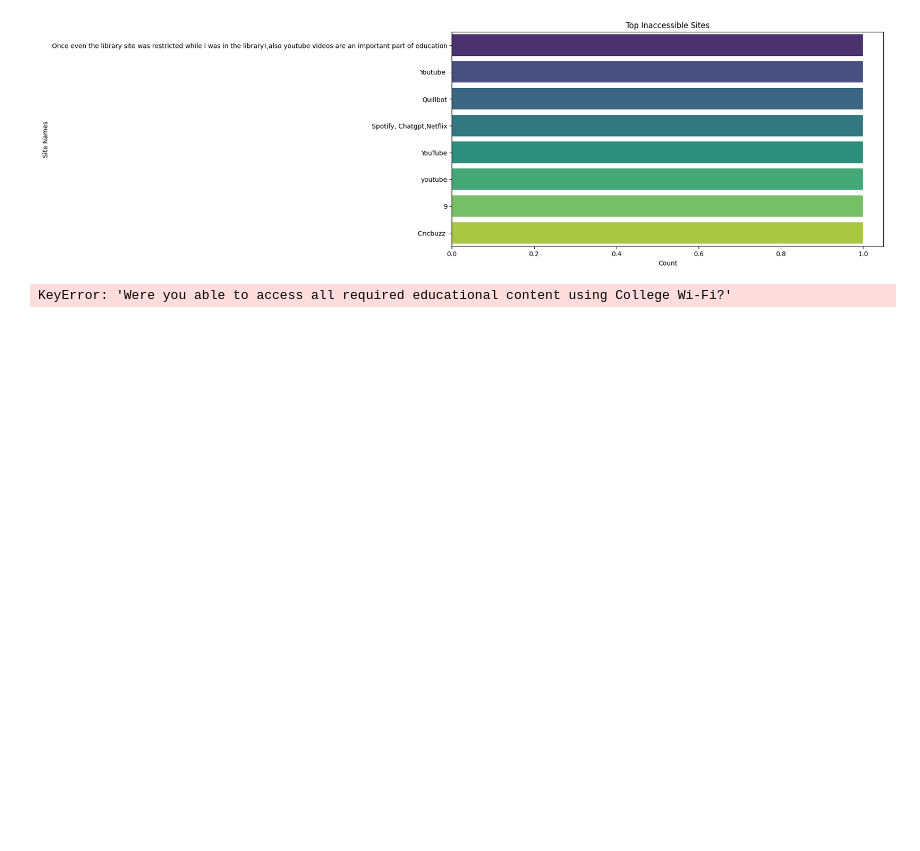
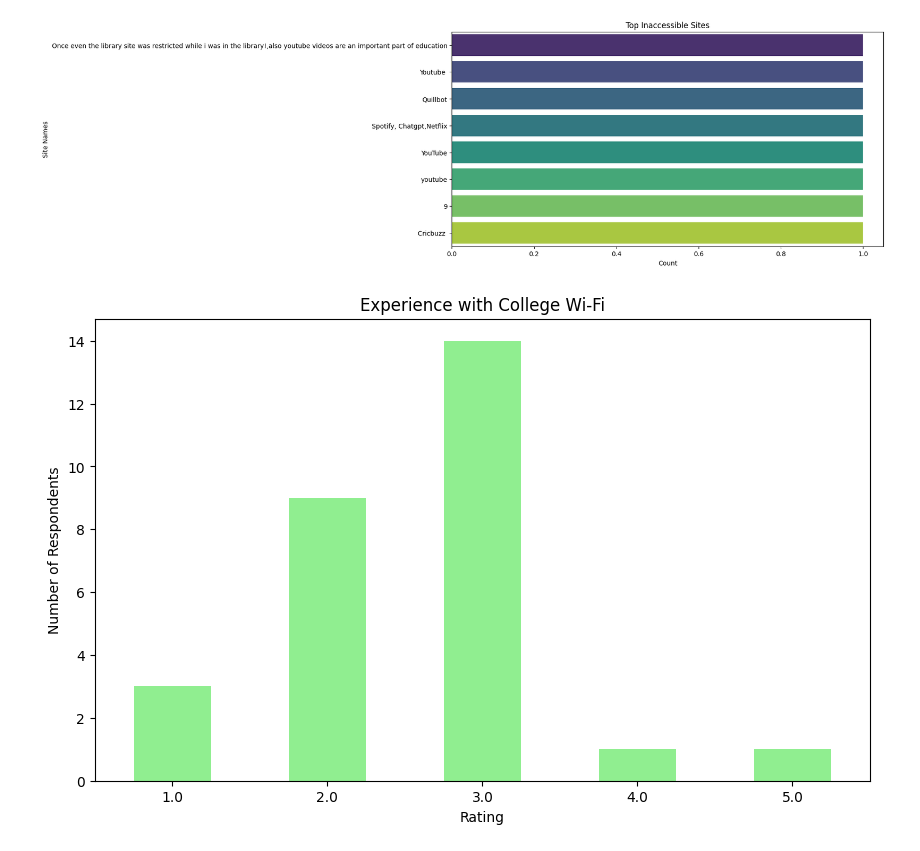
Before and after one commit to falak105/MSCDS-B, a Jupyter notebook: CAC2/CAC2.ipynb, the cells around one changed output. Saved outputs shown, nothing was run; the diff lists cells and outputs as text; code cells hidden in the pictures; blank space fills up the shorter version.

```diff
--- a/CAC2/CAC2.ipynb
+++ b/CAC2/CAC2.ipynb
@@ -75,32 +75,21 @@ Passing `palette` without assigning `hue` is deprecated and will be removed in v
 
   sns.barplot(x=top_inaccessible_sites.values, y=top_inaccessible_sites.index, palette="viridis")
 [figure]
-# %%
-
-
-# Count the number of individuals who were able to access all required educational content using College Wi-Fi
-accessed_content_count = df[df['Were you able to access all required educational content using College Wi-Fi?'] == 'Yes'].shape[0]
-
-# Count the number of individuals who were not able to access all required educational content using College Wi-Fi
-not_accessed_content_count = df[df['Were you able to access all required educational content using College Wi-Fi?'] == 'No'].shape[0]
-
-# Calculate the percentages
-total_count = len(df)
-accessed_content_percentage = (accessed_content_count / total_count) * 100
-not_accessed_content_percentage = (not_accessed_content_count / total_count) * 100
-
-# Create a pie chart to visualize the percentages
-labels = 'Accessed Content', 'Did Not Access Content'
-sizes = [accessed_content_percentage, not_accessed_content_percentage]
-colors = ['lightblue', 'lightcoral']
-explode = (0.1, 0)  # Explode the "Accessed Content" slice
-plt.pie(sizes, explode=explode, labels=labels, colors=colors, autopct='%1.1f%%', shadow=True, startangle=140)
-plt.axis('equal')  # Equal aspect ratio ensures the pie chart is circular.
-
-# Add a title
-plt.title("Access to Educational Content Using College Wi-Fi")
-
-# Display the pie chart
-plt.show()
-# %% [output]
-KeyError: 'Were you able to access all required educational content using College Wi-Fi?'
+# %%
+
+# Count the occurrences of each value in the "Rate your experience on college Wi-Fi" column
+experience_counts = df['Rate your experience on college Wi-Fi'].value_counts()
+
+# Sort the counts by index to ensure proper ordering
+experience_counts = experience_counts.sort_index()
+
+# Create a bar chart
+plt.figure(figsize=(10, 6))
+experience_counts.plot(kind='bar', color='lightgreen')
+plt.title('Experience with College Wi-Fi')
+plt.xlabel('Rating')
+plt.ylabel('Number of Respondents')
+plt.xticks(rotation=0)
+plt.show()
+# %% [output]
+[figure, added]
```
Also changed, not shown: parts of 3 cells of this notebook.
